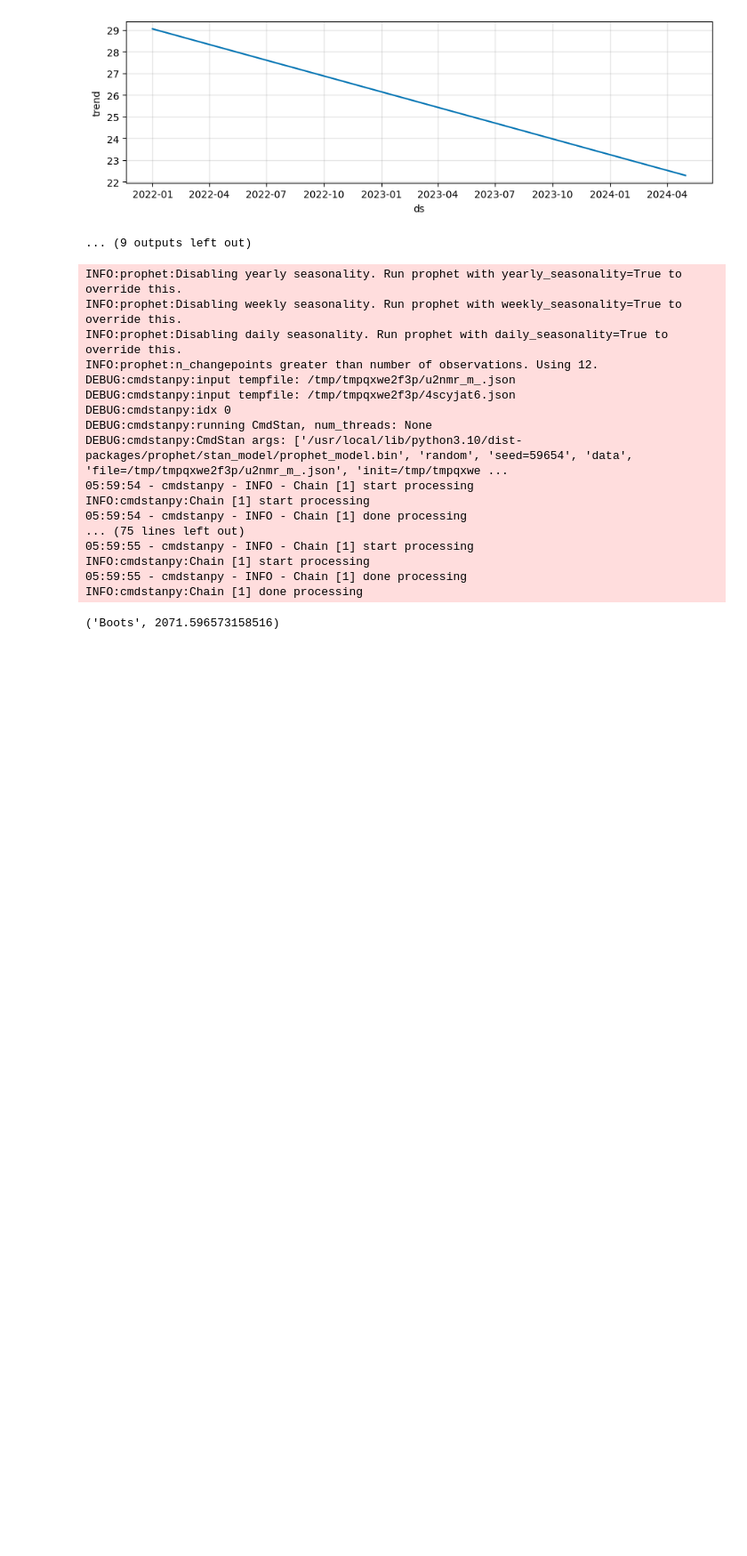
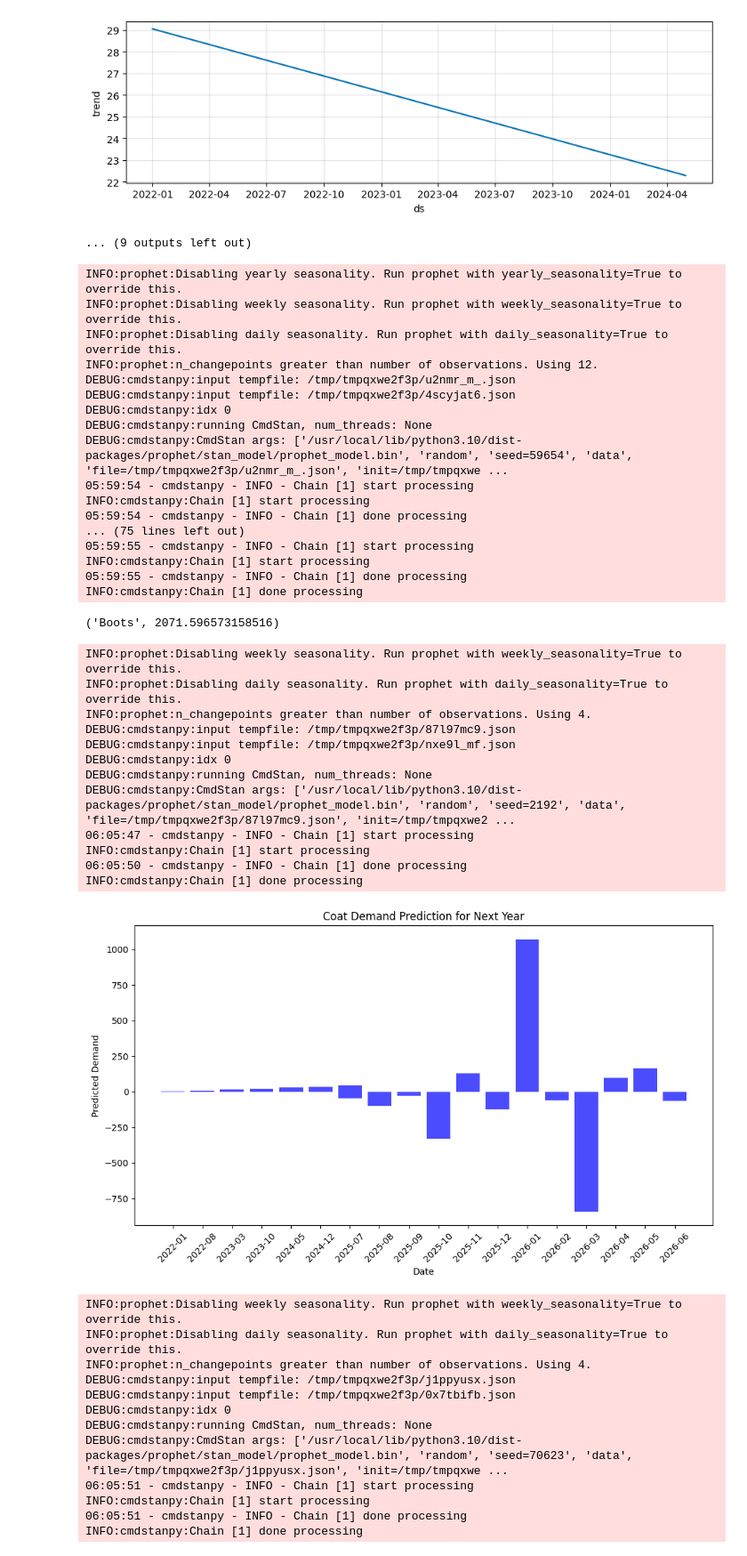
Before and after one commit to KinzaAslam/ClothingAnalytics, a Jupyter notebook: PA.ipynb, the cells around one changed output. Shown at 89% size. Cells and saved outputs as stored; diff of their text form; code cells hidden in the pictures; blank space fills up the shorter version.

```diff
--- a/PA.ipynb
+++ b/PA.ipynb
@@ -328,3 +328,71 @@ INFO:cmdstanpy:Chain [1] start processing
 05:59:55 - cmdstanpy - INFO - Chain [1] done processing
 INFO:cmdstanpy:Chain [1] done processing
 ('Boots', 2071.596573158516)
+# %%
+import pandas as pd
+from prophet import Prophet
+import matplotlib.pyplot as plt
+
+# Load your actual data
+df = pd.read_excel('Predictive_Analysis.xlsx')
+
+# Convert 'Date' column to datetime
+df['Date'] = pd.to_datetime(df['Date'])
+
+# Function to run Prophet for each product type
+def predict_product_demand(df, product):
+    # Prepare the data for the specific product
+    df_product = df[df['Type'] == product][['Date', 'ID']].rename(columns={'Date': 'ds', 'ID': 'y'}) # Filter for the specific product type and select the 'Date' and 'ID' columns
+
+    # Initialize and fit the Prophet model
+    model = Prophet()
+    model.fit(df_product)
+
+    # Create future dates for the next 12 months
+    future = model.make_future_dataframe(periods=12, freq='M')
+
+    # Predict future values
+    forecast = model.predict(future)
+
+    # Plotting predicted values using a bar chart
+    plt.figure(figsize=(10, 6))
+    plt.bar(forecast['ds'].dt.strftime('%Y-%m'), forecast['yhat'], color='blue', alpha=0.7)
+    plt.title(f"{product} Demand Prediction for Next Year")
+    plt.xlabel("Date")
+    plt.ylabel("Predicted Demand")
+    plt.xticks(rotation=45)
+    plt.tight_layout()
+    plt.show()
+
+# List of all product types in the dataset
+products = ['Coat', 'Jacket', 'Sweater', 'Scarf', 'Gloves', 'Hat', 'Boots']
+
+# Loop through all product types and predict future demand
+for product in products:
+    predict_product_demand(df, product)
+# %% [output]
+INFO:prophet:Disabling weekly seasonality. Run prophet with weekly_seasonality=True to override this.
+INFO:prophet:Disabling daily seasonality. Run prophet with daily_seasonality=True to override this.
+INFO:prophet:n_changepoints greater than number of observations. Using 4.
+DEBUG:cmdstanpy:input tempfile: /tmp/tmpqxwe2f3p/87l97mc9.json
+DEBUG:cmdstanpy:input tempfile: /tmp/tmpqxwe2f3p/nxe9l_mf.json
+DEBUG:cmdstanpy:idx 0
+DEBUG:cmdstanpy:running CmdStan, num_threads: None
+DEBUG:cmdstanpy:CmdStan args: ['/usr/local/lib/python3.10/dist-packages/prophet/stan_model/prophet_model.bin', 'random', 'seed=2192', 'data', 'file=/tmp/tmpqxwe2f3p/87l97mc9.json', 'init=/tmp/tmpqxwe2 ...
+06:05:47 - cmdstanpy - INFO - Chain [1] start processing
+INFO:cmdstanpy:Chain [1] start processing
+06:05:50 - cmdstanpy - INFO - Chain [1] done processing
+INFO:cmdstanpy:Chain [1] done processing
+[figure, added]
+INFO:prophet:Disabling weekly seasonality. Run prophet with weekly_seasonality=True to override this.
+INFO:prophet:Disabling daily seasonality. Run prophet with daily_seasonality=True to override this.
+INFO:prophet:n_changepoints greater than number of observations. Using 4.
+DEBUG:cmdstanpy:input tempfile: /tmp/tmpqxwe2f3p/j1ppyusx.json
+DEBUG:cmdstanpy:input tempfile: /tmp/tmpqxwe2f3p/0x7tbifb.json
+DEBUG:cmdstanpy:idx 0
+DEBUG:cmdstanpy:running CmdStan, num_threads: None
+DEBUG:cmdstanpy:CmdStan args: ['/usr/local/lib/python3.10/dist-packages/prophet/stan_model/prophet_model.bin', 'random', 'seed=70623', 'data', 'file=/tmp/tmpqxwe2f3p/j1ppyusx.json', 'init=/tmp/tmpqxwe ...
+06:05:51 - cmdstanpy - INFO - Chain [1] start processing
+INFO:cmdstanpy:Chain [1] start processing
+06:05:51 - cmdstanpy - INFO - Chain [1] done processing
+INFO:cmdstanpy:Chain [1] done processing
```
Also changed, not shown: parts of 1 cell of this notebook.
